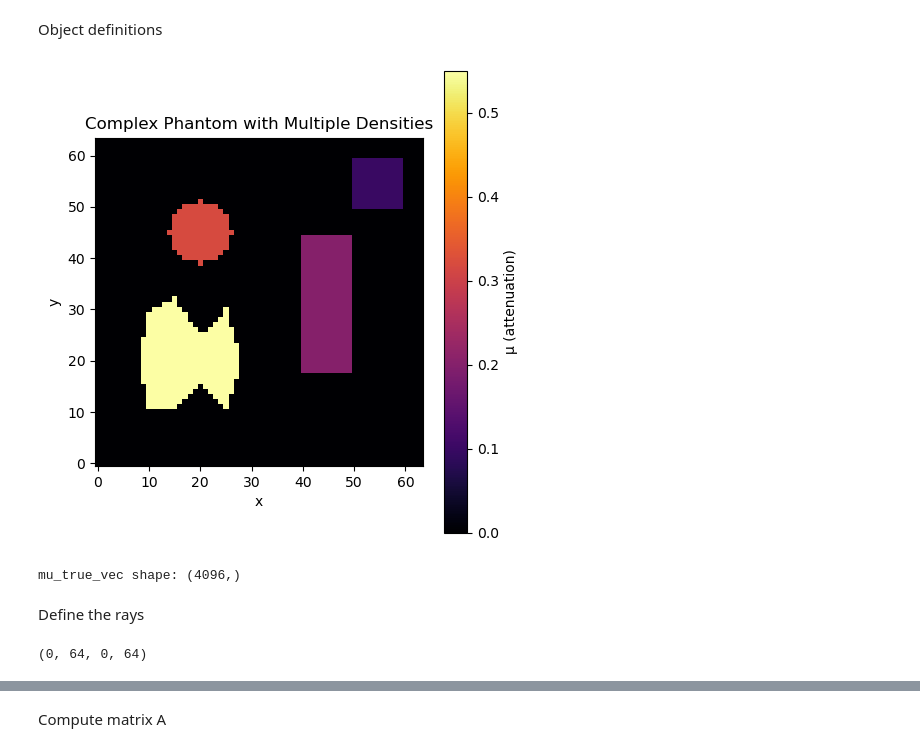
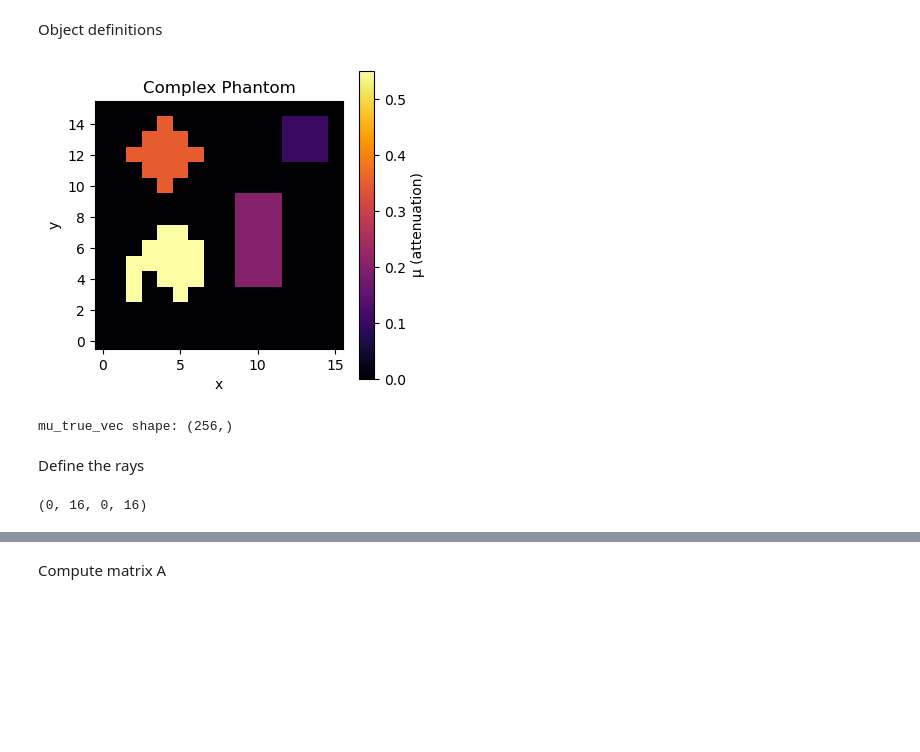
Before and after one commit to marcosolime/sim-carving, a Jupyter notebook: exp_5.ipynb, the cells around one changed output, grey strips where cells are left out. Drawn from its saved outputs; the diff is of its cells as text; code cells hidden in the pictures; blank space fills up the shorter version.

Commit message:
smaller grid

```diff
--- a/exp_5.ipynb
+++ b/exp_5.ipynb
@@ -225,75 +225,94 @@ import numpy as np
 import matplotlib.pyplot as plt
 from matplotlib.path import Path
 
-# densities
+# -----------------------------
+# Densities
+# -----------------------------
 mu_bg = 0.0     # background
-mu1 = 0.10
-mu2 = 0.20
-mu3 = 0.32
-mu4 = 0.55
+mu1 = 0.10      # square
+mu2 = 0.20      # rectangle
+mu3 = 0.35      # circle
+mu4 = 0.55      # polygon
 
-# bounds
-bounds = 0, 64, 0, 64
+# -----------------------------
+# Grid bounds (smaller grid)
+# -----------------------------
+bounds = 0, 16, 0, 16
 grid_nx = bounds[1]
 grid_ny = bounds[3]
 grid_shape = (grid_nx, grid_ny)
 phantom = np.full((grid_nx, grid_ny), mu_bg, dtype=float)
 
-# square
-square_min = np.array([50.0, 50.0])
-square_max = np.array([60.0, 60.0])
 ix = np.arange(grid_nx)
 iy = np.arange(grid_ny)
+
+# -----------------------------
+# Square (top-right corner)
+# -----------------------------
+square_min = np.array([12.0, 12.0])
+square_max = np.array([15.0, 15.0])
 for x in ix:
     for y in iy:
         if square_min[0] <= x < square_max[0] and square_min[1] <= y < square_max[1]:
             phantom[x, y] = mu1
 
-# rectangle
-rect_min = np.array([40.0, 18.0])
-rect_max = np.array([50.0, 45.0])
+# -----------------------------
+# Rectangle (middle-right)
+# -----------------------------
+rect_min = np.array([9.0, 4.0])
+rect_max = np.array([12.0, 10.0])
 for x in ix:
     for y in iy:
         if rect_min[0] <= x < rect_max[0] and rect_min[1] <= y < rect_max[1]:
             phantom[x, y] = mu2
 
-# circle
-cx, cy, r = 20.0, 45.0, 6.0
+# -----------------------------
+# Circle (upper-left)
+# -----------------------------
+cx, cy, r = 4.0, 12.0, 2.0
 Y, X = np.meshgrid(iy, ix)
 mask_circle = (X - cx) ** 2 + (Y - cy) ** 2 <= r ** 2
 phantom[mask_circle] = mu3
 
-# polygon
-monkey_poly = np.array([
-    [10,10], [8,20], [10,30], [15,32], [20,25], [25,30],
-    [28,20], [25,10], [20,15], [15,10]
+# -----------------------------
+# Polygon (bottom-left)
+# -----------------------------
+poly_points = np.array([
+    [2,2], [1,5], [3,7], [6,7], [7,5],
+    [6,3], [5,2], [3,4]
 ])
-path = Path(monkey_poly)
+path = Path(poly_points)
 Xf, Yf = np.meshgrid(np.arange(grid_nx), np.arange(grid_ny), indexing='ij')
 coords = np.vstack((Xf.ravel(), Yf.ravel())).T
-poly = path.contains_points(coords).reshape((grid_nx, grid_ny))
-phantom[poly] = mu4
+poly_mask = path.contains_points(coords).reshape((grid_nx, grid_ny))
+phantom[poly_mask] = mu4
 
-plt.figure(figsize=(5,5))
+# -----------------------------
+# Visualization
+# -----------------------------
+plt.figure(figsize=(4,4))
 plt.imshow(phantom.T, origin='lower', cmap='inferno')
-plt.title("Complex Phantom with Multiple Densities")
+plt.title("Complex Phantom")
 plt.xlabel("x")
 plt.ylabel("y")
 plt.colorbar(label="μ (attenuation)")
-plt.tight_layout()
+#plt.tight_layout()
 plt.show()
 
+# -----------------------------
+# Flatten phantom for tomography
+# -----------------------------
 mu_true_vec = phantom.T.flatten()  # transpose for consistency with matrix A
 print("mu_true_vec shape:", mu_true_vec.shape)
 # %% [output]
-[figure, old version]
+[figure, new version]
-mu_true_vec shape: (4096,)
+mu_true_vec shape: (256,)
 # %% [markdown]
 Define the rays
 # %%
 bounds
 # %% [output]
-(0, 64, 0, 64)
+(0, 16, 0, 16)
 # %%
 import numpy as np
 
```
Also changed, not shown: parts of 13 cells of this notebook.
